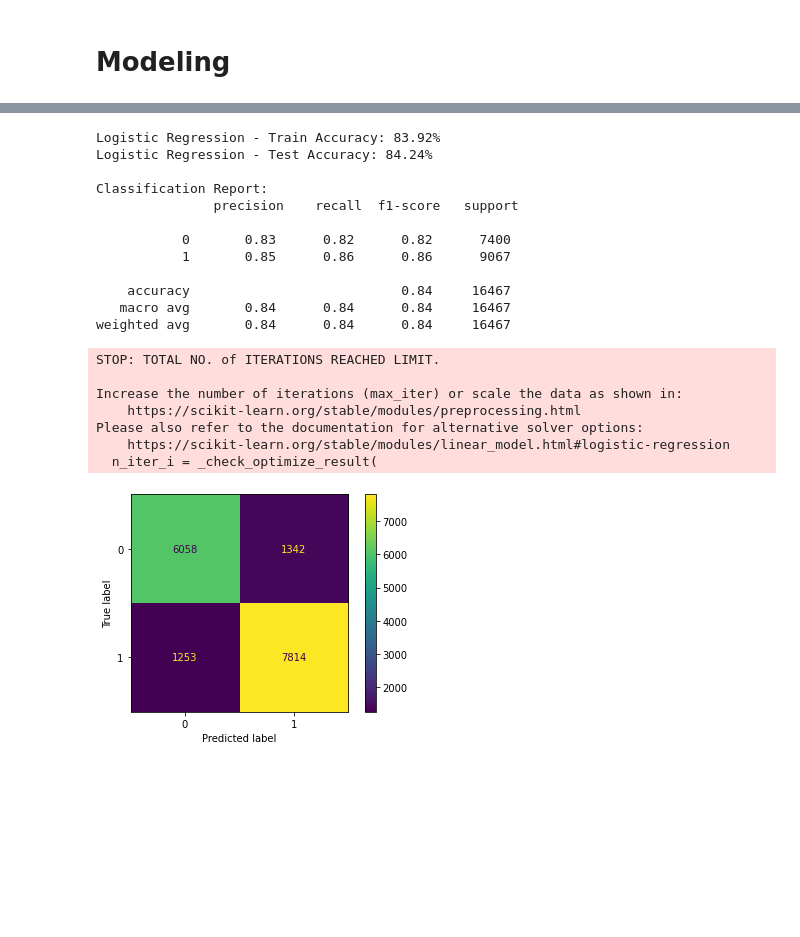
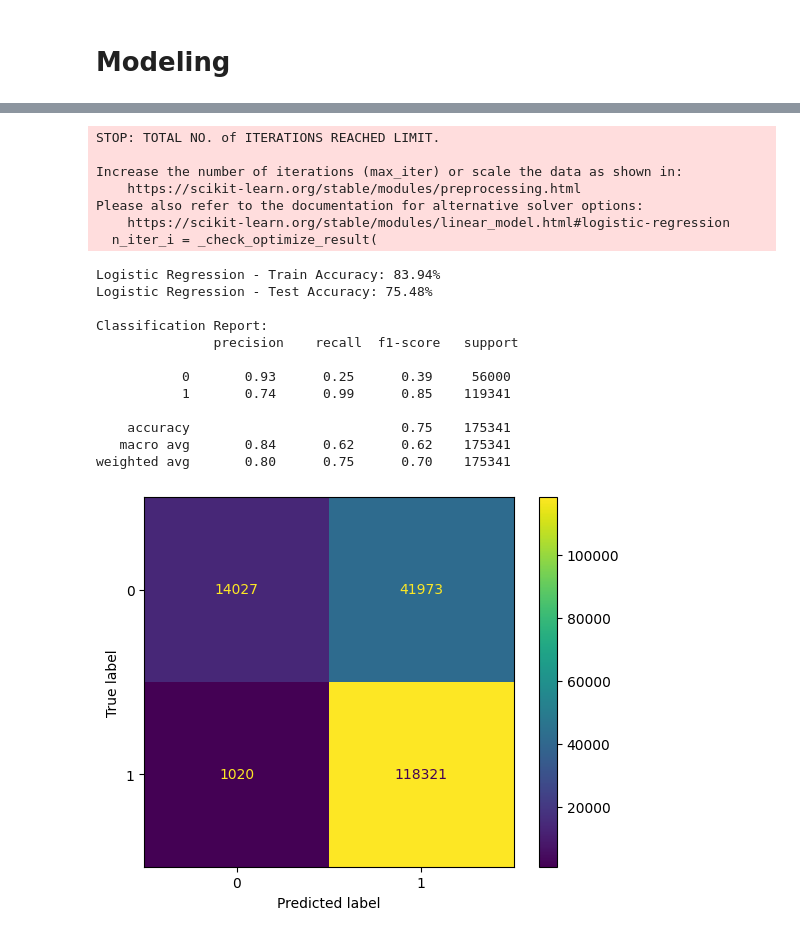
Before and after one commit to gavin-bulthuis/Classifying-Cyberattacks, a Jupyter notebook: main.ipynb, the cells around one changed output, grey strips where cells are left out. Drawn from its saved outputs; the diff is of its cells as text; code cells hidden in the pictures; blank space fills up the shorter version.

```diff
--- a/main.ipynb
+++ b/main.ipynb
@@ -23,7 +23,7 @@ import matplotlib.pyplot as plt
 # **Load and Explore Dataset**
 # %%
 # Load Dataset
-data = pd.read_csv("UNSW_NB15_training-set.csv")
+data = pd.read_csv("UNSW_NB15_training-set (1).csv")
 
 # Preview Dataset
 data.head()
@@ -171,0 +172,10 @@ X_encoded.info
+# %%
+# Test data
+test_data = pd.read_csv("UNSW_NB15_testing-set.csv")
+
+X_test = test_data.drop(columns=['id', 'attack_cat', 'label'])
+y_test = test_data['label']
+
+# Encode Test data
+X_test_encoded = pd.get_dummies(X_test, columns=['proto', 'service', 'state'], drop_first=True)
+X_test_encoded.info()
@@ -172,7 +188,16 @@ X_encoded.info
 # %%
 # Feature Selection
-# Train-Test Split
-X_train, X_test, y_train, y_test = train_test_split(X_encoded, y, test_size=0.2, random_state=0, stratify=y)
+X_train = X_encoded
+y_train = y
+X_test = X_test_encoded
+y_test = y_test
+
+# Get the common columns between train and test data
+common_columns = X_train.columns.intersection(X_test.columns)
+
+# Filter the dataframes to include only the common columns
+X_train = X_train[common_columns]
+X_test = X_test[common_columns]
 
 # Define pipeline
 pipeline = Pipeline([
@@ -193,12 +218,12 @@ print("Classification Report:\n", classification_report(y_test, y_pred))
 
 # Display selected features
 selected_features_mask = pipeline.named_steps['feature_selection'].get_support()
-selected_features = X_encoded.columns[selected_features_mask]
+selected_features = X_train.columns[selected_features_mask]  # Use filtered columns
 print("Selected Features: ", selected_features)
 
 # Plot feature importance
 feature_scores = pd.DataFrame({
-    'Feature': X_encoded.columns,
+    'Feature': X_train.columns,  # Use filtered columns
     'Score': pipeline.named_steps['feature_selection'].scores_
 }).sort_values(by='Score', ascending=False)
 
@@ -246,7 +254,10 @@ X
+# %%
+X_train = X_encoded[selected_features]
+X_test = X_test_encoded[selected_features]
 # %% [markdown]
 # **Modeling**
 # %%
-X_train, X_test, y_train, y_test = train_test_split(X, y, test_size=0.2, random_state=0, stratify=y)
+# X_train, X_test, y_train, y_test = train_test_split(X, y, test_size=0.2, random_state=0, stratify=y)
 
 # Helper function to train and evaluate models
 def evaluate_model(model, model_name):
@@ -306,20 +317,20 @@ weighted avg       0.96      0.96      0.96     16467
-Logistic Regression - Train Accuracy: 83.92%
-Logistic Regression - Test Accuracy: 84.24%
+STOP: TOTAL NO. of ITERATIONS REACHED LIMIT.
 
-Classification Report:
-               precision    recall  f1-score   support
-
-           0       0.83      0.82      0.82      7400
-           1       0.85      0.86      0.86      9067
-
-    accuracy                           0.84     16467
-   macro avg       0.84      0.84      0.84     16467
-weighted avg       0.84      0.84      0.84     16467
+Increase the number of iterations (max_iter) or scale the data as shown in:
+    https://scikit-learn.org/stable/modules/preprocessing.html
+Please also refer to the documentation for alternative solver options:
+    https://scikit-learn.org/stable/modules/linear_model.html#logistic-regression
+  n_iter_i = _check_optimize_result(
-STOP: TOTAL NO. of ITERATIONS REACHED LIMIT.
+Logistic Regression - Train Accuracy: 83.94%
+Logistic Regression - Test Accuracy: 75.48%
 
-Increase the number of iterations (max_iter) or scale the data as shown in:
-    https://scikit-learn.org/stable/modules/preprocessing.html
-Please also refer to the documentation for alternative solver options:
-    https://scikit-learn.org/stable/modules/linear_model.html#logistic-regression
-  n_iter_i = _check_optimize_result(
+Classification Report:
+               precision    recall  f1-score   support
+
+           0       0.93      0.25      0.39     56000
+           1       0.74      0.99      0.85    119341
+
+    accuracy                           0.75    175341
+   macro avg       0.84      0.62      0.62    175341
+weighted avg       0.80      0.75      0.70    175341
-[figure, old version]
+[figure, new version]
```
Also changed, not shown: parts of 5 cells of this notebook, 2 other files.
